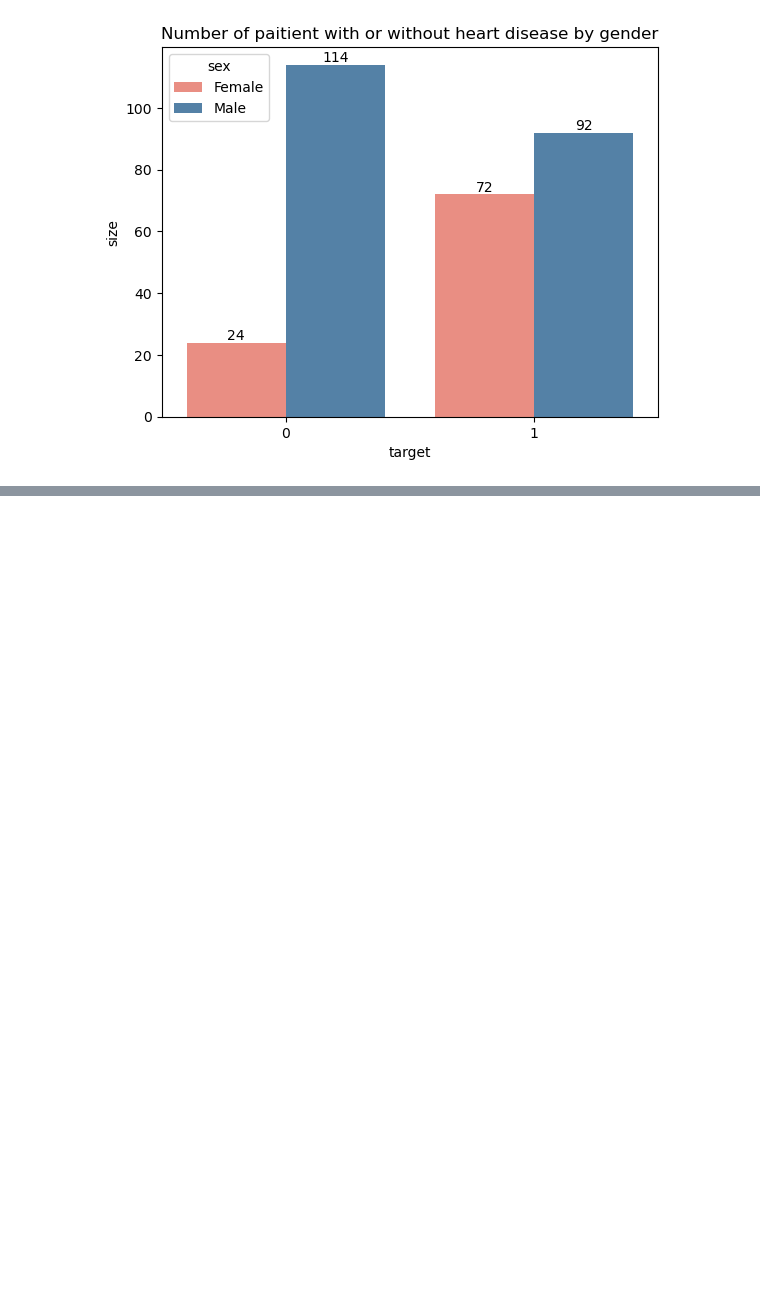
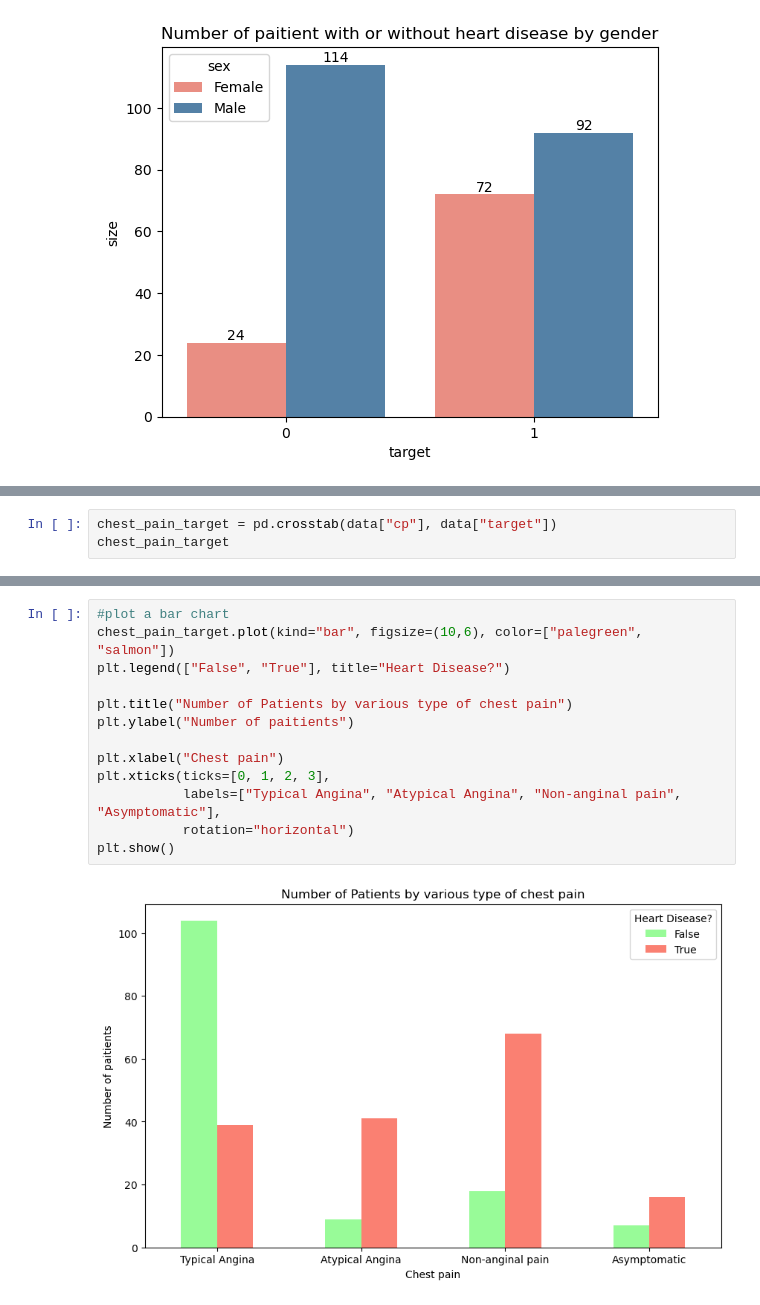
Before and after one commit to AkshilShah21/heart-disease-project, a Jupyter notebook: heart_disease.ipynb, the cells around one changed output, grey strips where cells are left out. Cells and saved outputs as stored; diff of their text form; blank space fills up the shorter version.

```diff
--- a/heart_disease.ipynb
+++ b/heart_disease.ipynb
@@ -195,0 +216,3 @@ plt.show()
+# %%
+chest_pain_target = pd.crosstab(data["cp"], data["target"])
+chest_pain_target
@@ -195,0 +232,15 @@ plt.show()
+# %%
+#plot a bar chart
+chest_pain_target.plot(kind="bar", figsize=(10,6), color=["palegreen", "salmon"])
+plt.legend(["False", "True"], title="Heart Disease?")
+
+plt.title("Number of Patients by various type of chest pain")
+plt.ylabel("Number of paitients")
+
+plt.xlabel("Chest pain")
+plt.xticks(ticks=[0, 1, 2, 3],
+           labels=["Typical Angina", "Atypical Angina", "Non-anginal pain", "Asymptomatic"],
+           rotation="horizontal")
+plt.show()
+# %% [output]
+[figure, added]
```
Also changed, not shown: parts of 17 cells of this notebook, 1 other file.
